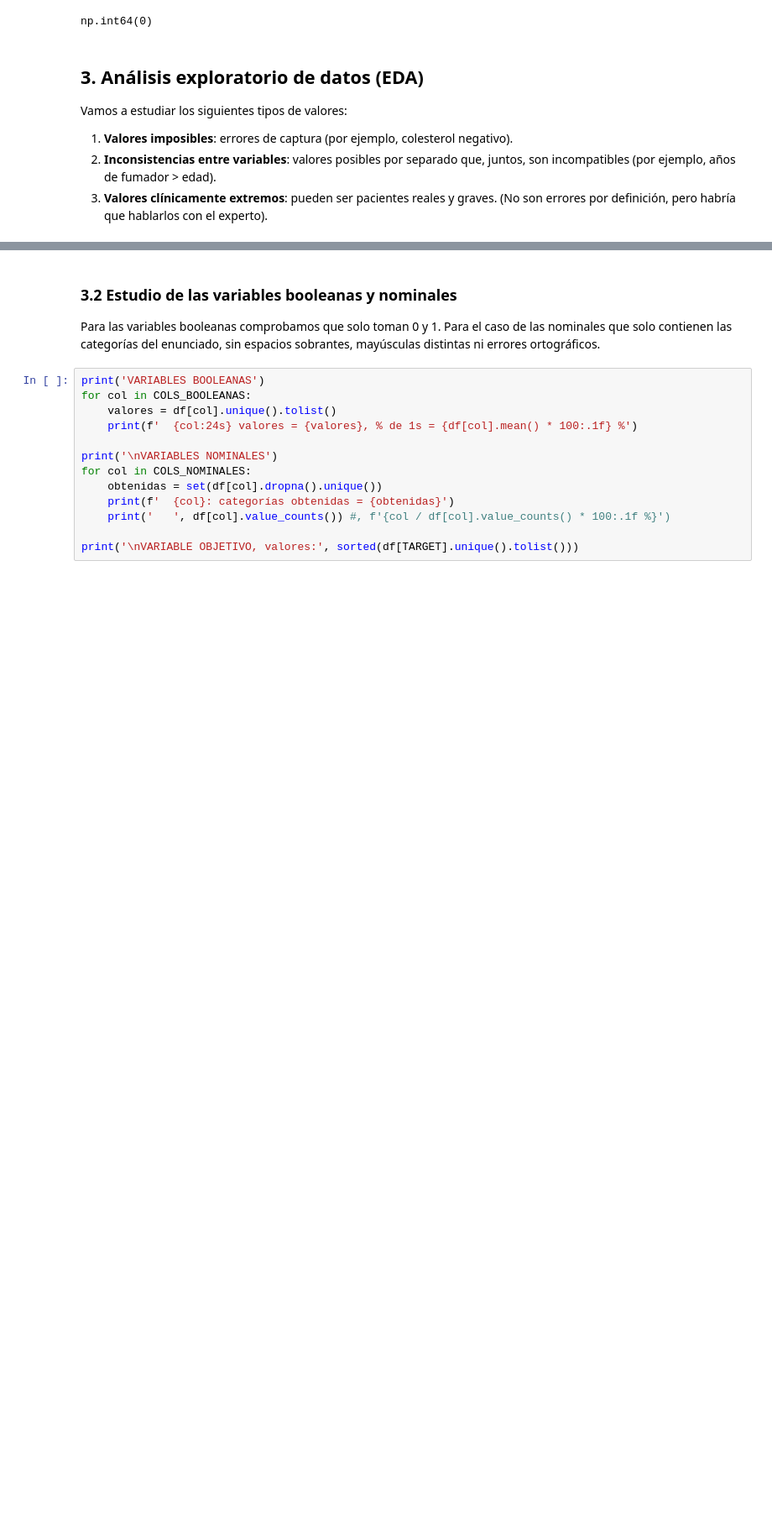
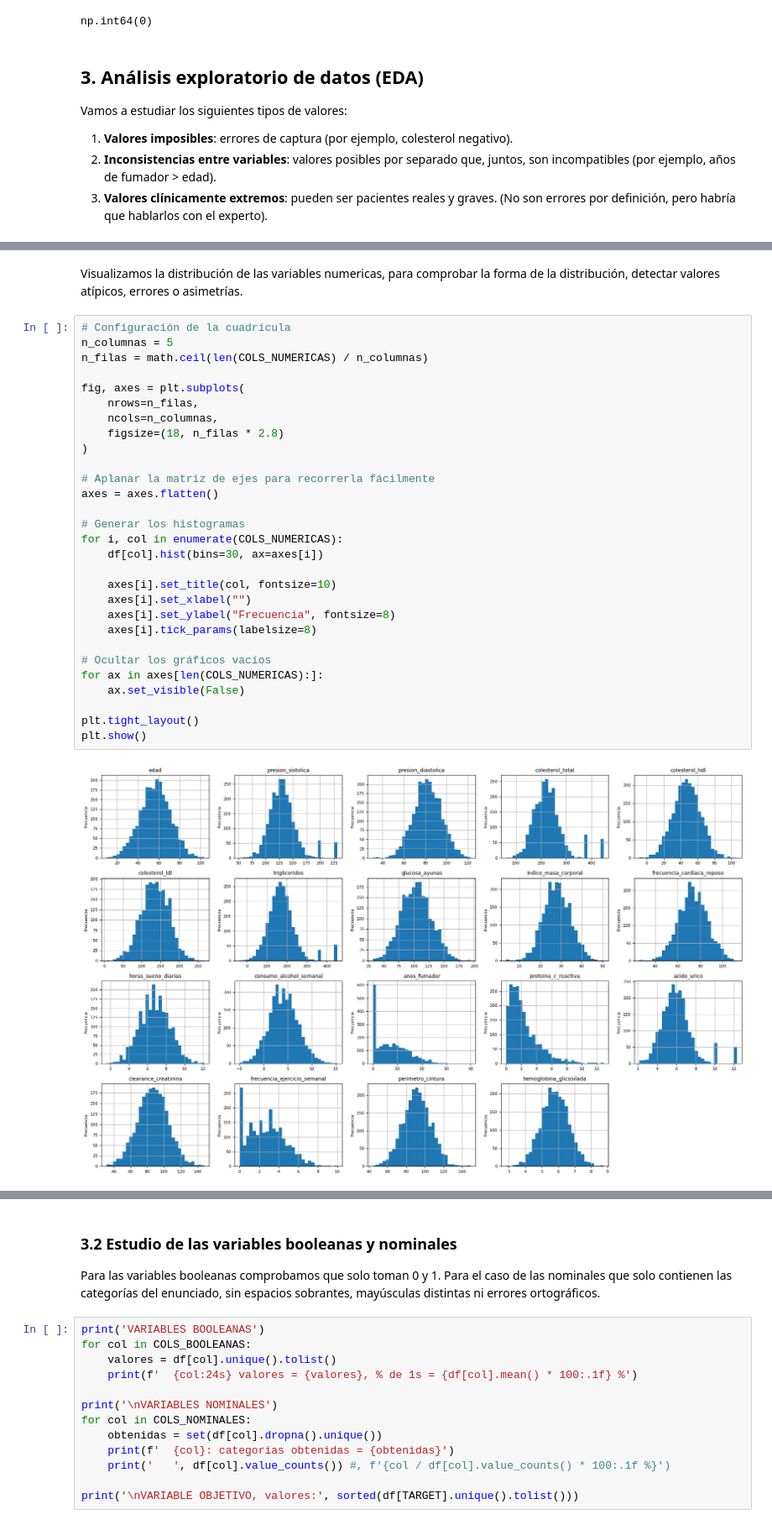
Before and after one commit to csm8-um/MasterIA-ML01, a Jupyter notebook: notebooks/Tarea1_ML.ipynb, the cells around one changed output, grey strips where cells are left out. Shown at 84% size. Drawn from its saved outputs; the diff is of its cells as text; blank space fills up the shorter version.

```diff
--- a/notebooks/Tarea1_ML.ipynb
+++ b/notebooks/Tarea1_ML.ipynb
@@ -251,2 +280,35 @@ En esta tabla podemos observar:
 - **Máximos fuera de dominio:** `frecuencia_ejercicio_semanal` llega a **10 días por semana**, cuando la semana tiene 7 días.
 - **Máximos sospechosos:**
+# %% [markdown]
+Visualizamos la distribución de las variables numericas, para comprobar la forma de la distribución, detectar valores atípicos, errores o asimetrías.
+# %%
+# Configuración de la cuadrícula
+n_columnas = 5
+n_filas = math.ceil(len(COLS_NUMERICAS) / n_columnas)
+
+fig, axes = plt.subplots(
+    nrows=n_filas,
+    ncols=n_columnas,
+    figsize=(18, n_filas * 2.8)
+)
+
+# Aplanar la matriz de ejes para recorrerla fácilmente
+axes = axes.flatten()
+
+# Generar los histogramas
+for i, col in enumerate(COLS_NUMERICAS):
+    df[col].hist(bins=30, ax=axes[i])
+
+    axes[i].set_title(col, fontsize=10)
+    axes[i].set_xlabel("")
+    axes[i].set_ylabel("Frecuencia", fontsize=8)
+    axes[i].tick_params(labelsize=8)
+
+# Ocultar los gráficos vacíos
+for ax in axes[len(COLS_NUMERICAS):]:
+    ax.set_visible(False)
+
+plt.tight_layout()
+plt.show()
+# %% [output]
+[figure, added]
```
Also changed, not shown: parts of 53 cells of this notebook.
